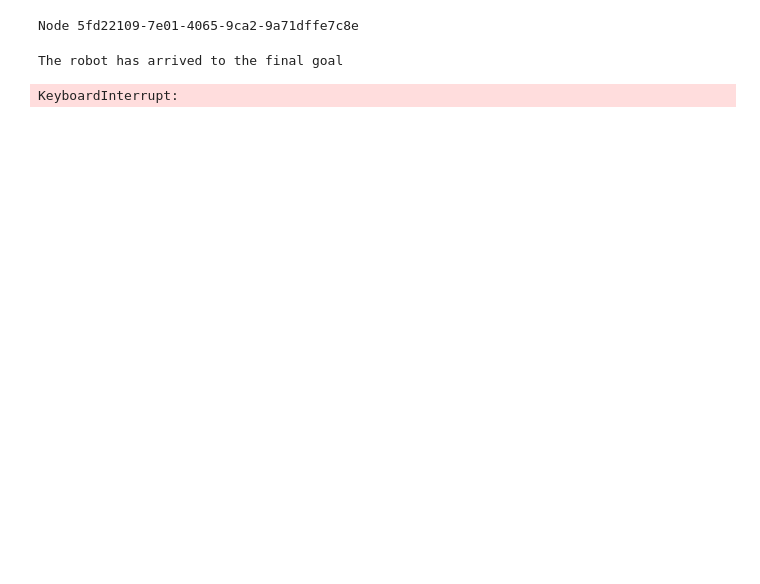
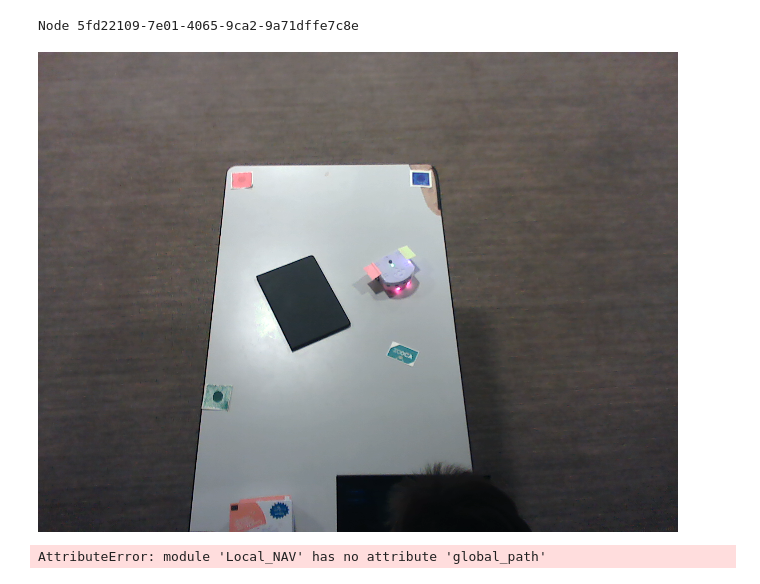
Before and after one commit to cafourni/Mobile-Robotics-Project, a Jupyter notebook: main_EDGAR_HELP.ipynb, the cells around one changed output. Drawn from its saved outputs; the diff is of its cells as text; code cells hidden in the pictures; blank space fills up the shorter version.

```diff
--- a/main_EDGAR_HELP.ipynb
+++ b/main_EDGAR_HELP.ipynb
@@ -67,9 +67,9 @@ while True:
 
         # Open the video
         # For a livestream
-        #video = cv2.VideoCapture(0)
+        video = cv2.VideoCapture(0)
         # or with a prerecorded video
-        video = cv2.VideoCapture('test3.avi')
+        #video = cv2.VideoCapture('test3.avi')
         if (video.isOpened()== False):
             print("Error opening video stream or file")
 
@@ -79,14 +79,34 @@ while True:
             ret, frame = video.read()
             if ret == True:
                 matrix = map.matrix(frame, [obstacle], thymio, goal)
-                if glob.check_matrix(matrix):
-                    path = glob.global_path(matrix)
+                show_frame(frame)
+                if check_matrix(matrix):
+                    path = global_path(matrix)
                     N = len(path)
                     path_found = True
                     print('Path :', path)
+                    max_val_x, max_val_y, start, end, arr = conversion(matrix)
+                    h, coords = heuristics(max_val_x, max_val_y, end)
+                    path, visitedNodes = A_Star(start, end, h, coords, arr)
+                    path = np.array(path).reshape(-1, 2).transpose()
+                    visitedNodes = np.array(visitedNodes).reshape(-1, 2).transpose()
+                    cmap = colors.ListedColormap(['white', 'red'])
+                    # Displaying the map
+                    fig_astar, ax_astar = create_empty_plot(max_val_x, max_val_y)
+                    ax_astar.imshow(arr.transpose(), cmap)
+
+                    # Plot the best path found and the list of visited nodes
+                    ax_astar.scatter(visitedNodes[0], visitedNodes[1], marker="o", color = 'orange')
+                    ax_astar.plot(path[0], path[1], marker="o", color = 'blue')
+                    ax_astar.scatter(start[0], start[1], marker="o", color = 'green', s=200)
+                    ax_astar.scatter(end[0], end[1], marker="o", color = 'purple', s=200)
+                    plt.title("best path in blue, visited nodes in orange")
+                    plt.title("Map : free cells in white, occupied cells in red")
+                    plt.show()
                     print('Robot position : ', thymio.localize(frame,map)[0])
                     print('Robot direction : ', vector_to_angle(thymio.localize(frame,map)[1]))
                     state_estimate_k = np.array([thymio.localize(frame,map)[0,0],thymio.localize(frame,map)[0,1],vector_to_angle(thymio.localize(frame,map)[1])])
+                clear_output(wait=True)
 
         # Navigation
         state = 1
@@ -116,9 +136,10 @@ while True:
                     if ret == True:
                         if np.size(thymio.localize(frame,map)[1], 0) > 0:
                             camera_obstructed = 0
-                            print('Path :', path)
-                            print('Robot position : ', thymio.localize(frame,map)[0])
-                            print('Robot direction : ', vector_to_angle(thymio.localize(frame,map)[1]))
+                            #clear_output(wait=True)
+                            #print('Path :', path)
+                            #print('Robot position : ', thymio.localize(frame,map)[0])
+                            #print('Robot direction : ', vector_to_angle(thymio.localize(frame,map)[1]))
                             z_k_observation_vector = np.array([thymio.localize(frame,map)[0][0],thymio.localize(frame,map)[0][1],vector_to_angle(thymio.localize(frame,map)[1])])
                             P_k_minus_1 = P_k
                             state_estimate_k,P_k = kfil.ekf(z_k_observation_vector, state_estimate_k, [v,w] , P_k_minus_1, Ts, camera_obstructed)
@@ -126,40 +147,40 @@ while True:
                             z_k_observation_vector = np.array([state_estimate_k[0], state_estimate_k[1], state_estimate_k[2]])
                             state_estimate_k,P_k = kfil.ekf(z_k_observation_vector, state_estimate_k, [v,w] , P_k_minus_1, Ts, camera_obstructed)
 
-                clear_output(wait=True)
                 if np.linalg.norm(state_estimate_k[:2] - np.array([path[0,k], path[1,k]])) < threshold_for_convergence:
                     k = k+1
                     if k == N-1:
                         not_arrived = False
                         print('The robot has arrived to the final goal')
                     break
                 time.sleep(Ts)
             state = 3
 
 
         # Local navigation state
         if state == 2:
 
             #We get the sensor value
             prox_horizontal = local.read_prox_sensors(node,client)
 
             #We fill the obst list with the sensor value
             obst = [prox_horizontal[0], prox_horizontal[1], prox_horizontal[2], prox_horizontal[3], prox_horizontal[4]]
 
             #We calculate the motor speed to avoid the object -> potential field method
             motors_speed = local.local_navigation(obst)
 
             #We set the motor speed
             mctrl.set_motors(motors_speed[0],motors_speed[1],node)
 
             #We update the state
             state = local.update_state(state,obst,client)
 # %% [output]
-The robot has arrived to the final goal
-KeyboardInterrupt:
+[figure, added]
 # %%
 motors_speed = local.global_path()
 local.set_motors(motors_speed[0],motors_speed[1],node)
 local.stop_motors(node)
+# %% [output]
+AttributeError: module 'Local_NAV' has no attribute 'global_path'
 # %%
 mctrl.stop_motors(node)
```
Also changed, not shown: parts of 1 cell of this notebook, 10 other files.
